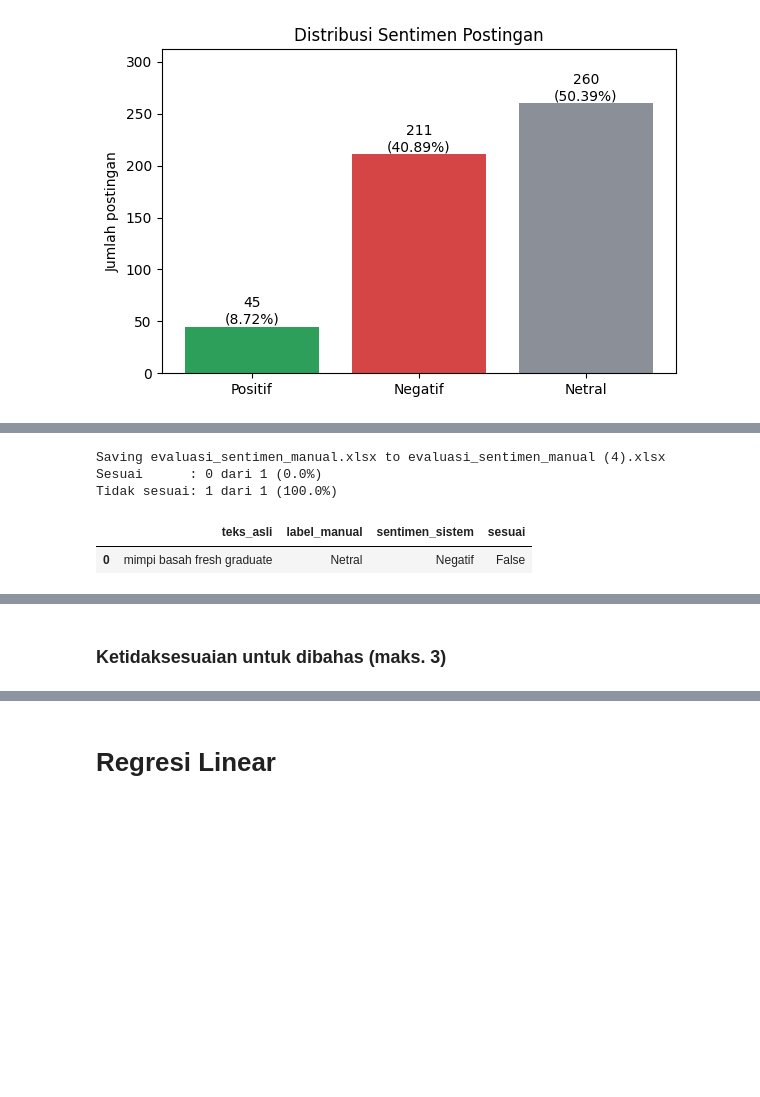
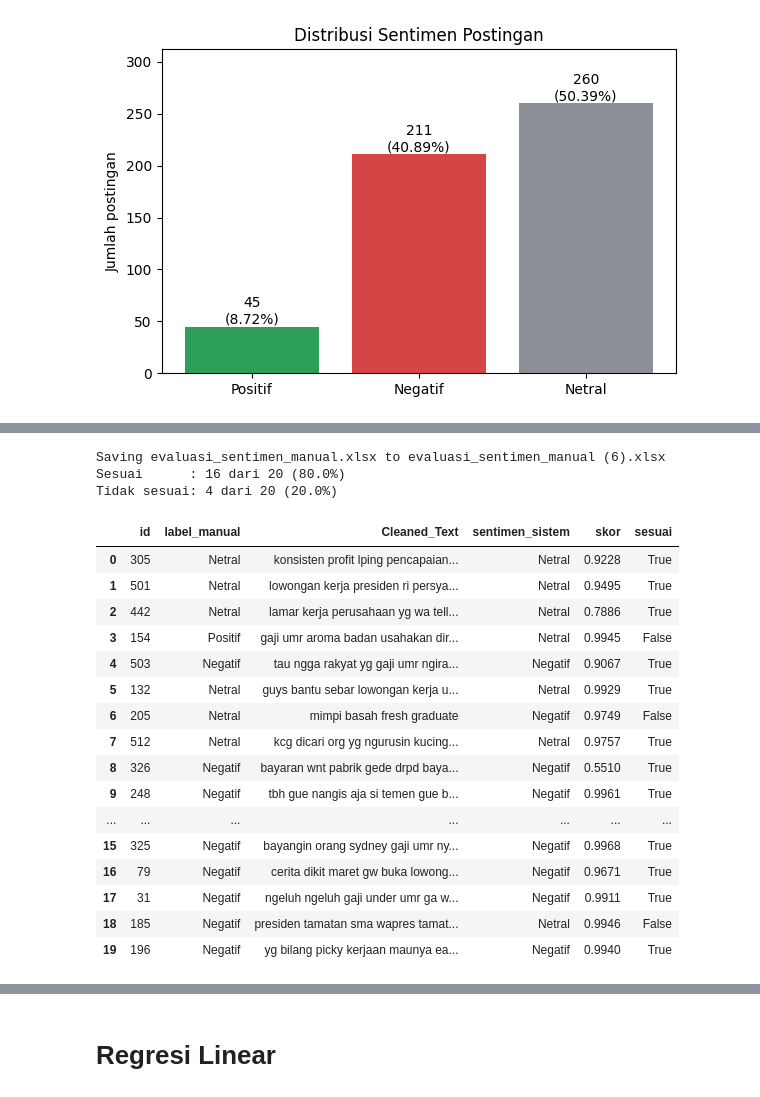
Before and after one commit to Bayustudent56/kelompok_2-_kerja, a Jupyter notebook: Tugas_Kelompok_2.ipynb, the cells around one changed output, grey strips where cells are left out. Saved outputs shown, nothing was run; the diff lists cells and outputs as text; code cells hidden in the pictures; blank space fills up the shorter version.

```diff
--- a/Tugas_Kelompok_2.ipynb
+++ b/Tugas_Kelompok_2.ipynb
@@ -856,53 +936,47 @@ files.download("hasil_sentimen_lengkap.xlsx")
 # %%
-import pandas as pd
-from google.colab import files
-
 up2 = files.upload()
-# Membaca file Excel yang diunggah
 manual = pd.read_excel(list(up2.keys())[0])
 
-# Mengambil nama kolom pertama (karena semua data menumpuk di 1 kolom ini)
-kolom_raksasa = manual.columns[0]
-
-# Membelah 1 kolom menjadi 2 bagian berdasarkan tanda koma (,) TERAKHIR.
-# rsplit(n=1) memastikan koma di dalam teks postingan tidak ikut terbelah.
-df_pecah = manual[kolom_raksasa].astype(str).str.rsplit(',', n=1, expand=True)
-
-# Beri nama 2 kolom hasil pecahan tadi
-df_pecah.columns = ["teks_asli", "label_manual"]
-
-# Fungsi untuk merapikan tulisan label
 def norm(x):
-    if pd.isna(x): return "Kosong"
     x = str(x).strip().lower()
     return {"positif": "Positif", "positive": "Positif",
             "negatif": "Negatif", "negative": "Negatif",
             "netral": "Netral", "neutral": "Netral"}.get(x, x)
 
-df_pecah["label_manual"] = df_pecah["label_manual"].apply(norm)
+manual["label_manual"] = manual["label_manual"].apply(norm)
+cek = manual[["id", "label_manual"]].merge(
+    df[["id", KOLOM_TEKS, "sentimen_sistem", "skor"]], on="id", how="left")
+cek["sesuai"] = cek["label_manual"] == cek["sentimen_sistem"]
 
-# Hapus baris yang labelnya kosong (akibat teks terpotong-potong)
-df_pecah = df_pecah[df_pecah["label_manual"] != "Kosong"]
-
-# Gabungkan dengan hasil tebakan sistem (df) mencocokkan kemiripan TEKS
-cek = df_pecah.merge(
-    df[[KOLOM_TEKS, "sentimen_sistem"]],
-    left_on="teks_asli",
-    right_on=KOLOM_TEKS,
-    how="inner" # Hanya ambil yang teksnya sama persis
-)
-
-# Menghitung kecocokan
-cek["sesuai"] = cek["label_manual"] == cek["sentimen_sistem"]
 n_sesuai = int(cek["sesuai"].sum())
-
 print(f"Sesuai      : {n_sesuai} dari {len(cek)} ({n_sesuai/len(cek)*100:.1f}%)")
 print(f"Tidak sesuai: {len(cek)-n_sesuai} dari {len(cek)} ({(len(cek)-n_sesuai)/len(cek)*100:.1f}%)")
-display(cek[["teks_asli", "label_manual", "sentimen_sistem", "sesuai"]])
+display(cek)
+
+nama_file = "hasil_comparison_sentimen.xlsx"
+
+cek.to_excel(nama_file, index=False)
+
+files.download(nama_file)
 # %% [output]
 [interactive output not drawn]
-Saving evaluasi_sentimen_manual.xlsx to evaluasi_sentimen_manual (4).xlsx
-Sesuai      : 0 dari 1 (0.0%)
-Tidak sesuai: 1 dari 1 (100.0%)
+Saving evaluasi_sentimen_manual.xlsx to evaluasi_sentimen_manual (6).xlsx
+Sesuai      : 16 dari 20 (80.0%)
+Tidak sesuai: 4 dari 20 (20.0%)
-|  | teks_asli | label_manual | sentimen_sistem | sesuai |
-| 0 | mimpi basah fresh graduate | Netral | Negatif | False |
+|  | id | label_manual | Cleaned_Text | sentimen_sistem | skor | sesuai |
+| 0 | 305 | Netral | konsisten profit lping pencapaian... | Netral | 0.9228 | True |
+| 1 | 501 | Netral | lowongan kerja presiden ri persya... | Netral | 0.9495 | True |
+| 2 | 442 | Netral | lamar kerja perusahaan yg wa tell... | Netral | 0.7886 | True |
+| 3 | 154 | Positif | gaji umr aroma badan usahakan dir... | Netral | 0.9945 | False |
+| 4 | 503 | Negatif | tau ngga rakyat yg gaji umr ngira... | Negatif | 0.9067 | True |
+| 5 | 132 | Netral | guys bantu sebar lowongan kerja u... | Netral | 0.9929 | True |
+| 6 | 205 | Netral | mimpi basah fresh graduate | Negatif | 0.9749 | False |
+| 7 | 512 | Netral | kcg dicari org yg ngurusin kucing... | Netral | 0.9757 | True |
+| 8 | 326 | Negatif | bayaran wnt pabrik gede drpd baya... | Negatif | 0.5510 | True |
+| 9 | 248 | Negatif | tbh gue nangis aja si temen gue b... | Negatif | 0.9961 | True |
+| ... | ... | ... | ... | ... | ... | ... |
+| 15 | 325 | Negatif | bayangin orang sydney gaji umr ny... | Negatif | 0.9968 | True |
+| 16 | 79 | Negatif | cerita dikit maret gw buka lowong... | Negatif | 0.9671 | True |
+| 17 | 31 | Negatif | ngeluh ngeluh gaji under umr ga w... | Negatif | 0.9911 | True |
+| 18 | 185 | Negatif | presiden tamatan sma wapres tamat... | Netral | 0.9946 | False |
+| 19 | 196 | Negatif | yg bilang picky kerjaan maunya ea... | Negatif | 0.9940 | True |
@@ -909,2 +984,0 @@ Tidak sesuai: 1 dari 1 (100.0%)
-# %% [markdown]
-### Ketidaksesuaian untuk dibahas (maks. 3)
```
Also changed, not shown: parts of 17 cells of this notebook.
